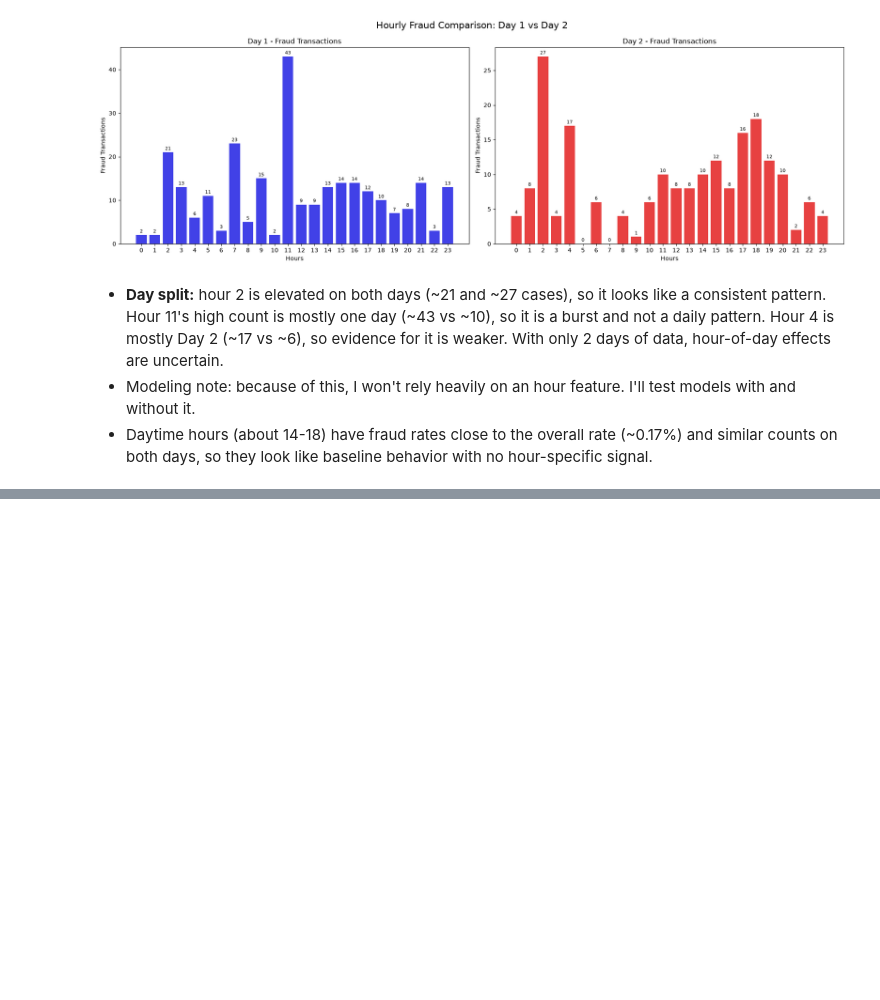
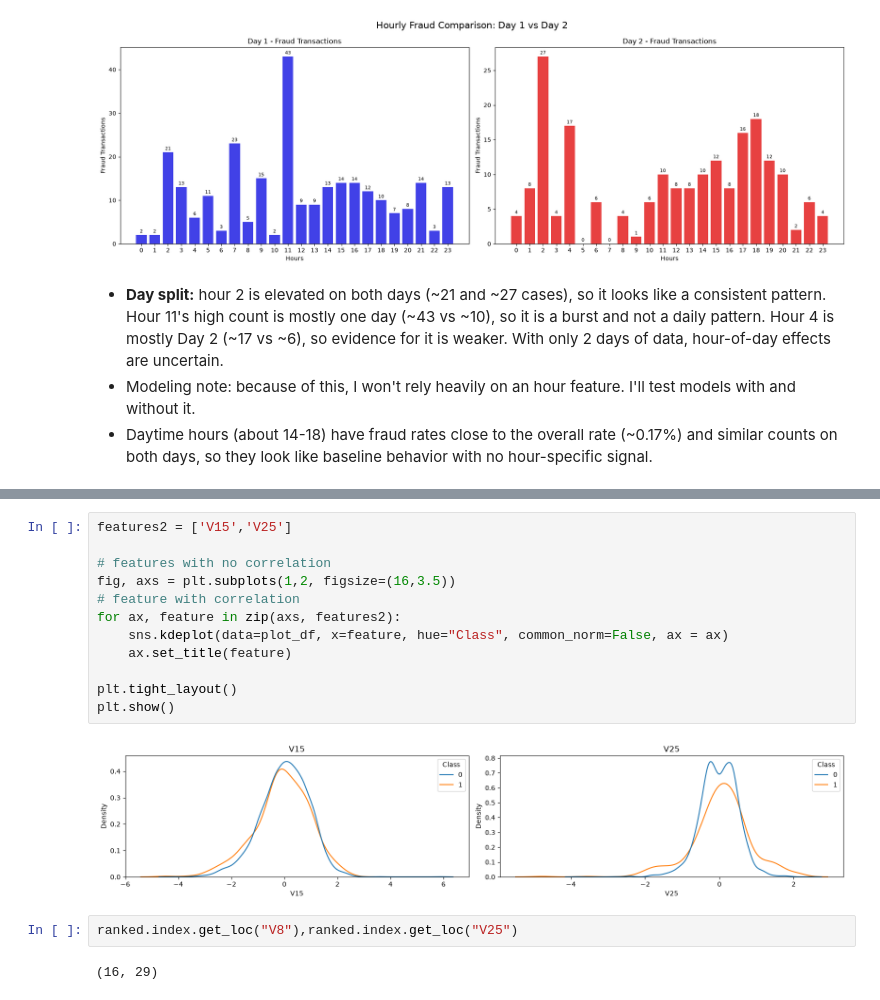
Before and after one commit to ayushmehraa/fraud-detection, a Jupyter notebook: notebooks/01_eda.ipynb, the cells around one changed output, grey strips where cells are left out. Saved outputs shown, nothing was run; the diff lists cells and outputs as text; blank space fills up the shorter version.

```diff
--- a/notebooks/01_eda.ipynb
+++ b/notebooks/01_eda.ipynb
@@ -247,0 +319,18 @@ plt.show()
+# %%
+features2 = ['V15','V25']
+
+# features with no correlation
+fig, axs = plt.subplots(1,2, figsize=(16,3.5))
+# feature with correlation
+for ax, feature in zip(axs, features2):
+    sns.kdeplot(data=plot_df, x=feature, hue="Class", common_norm=False, ax = ax)
+    ax.set_title(feature)
+
+plt.tight_layout()
+plt.show()
+# %% [output]
+[figure, added]
+# %%
+ranked.index.get_loc("V8"),ranked.index.get_loc("V25")
+# %% [output]
+(16, 29)
```
Also changed, not shown: parts of 9 cells of this notebook.
